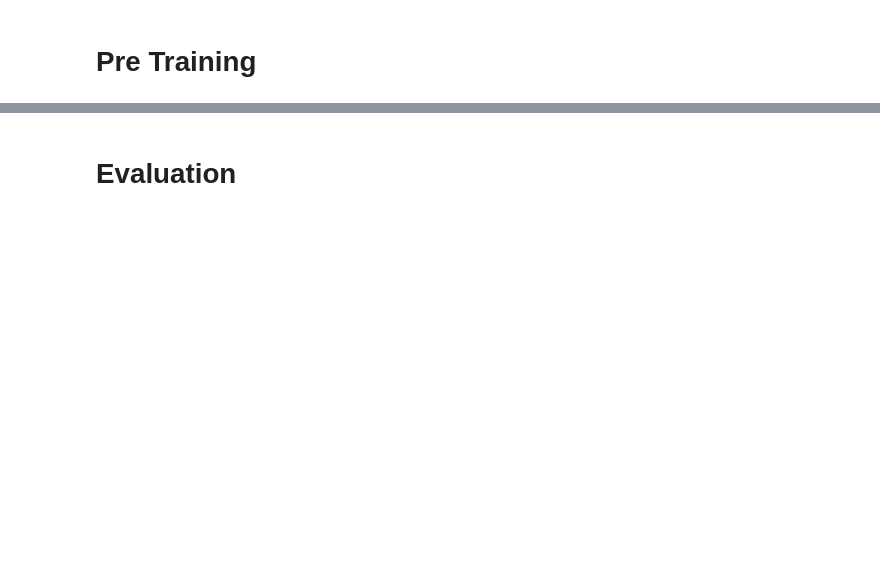
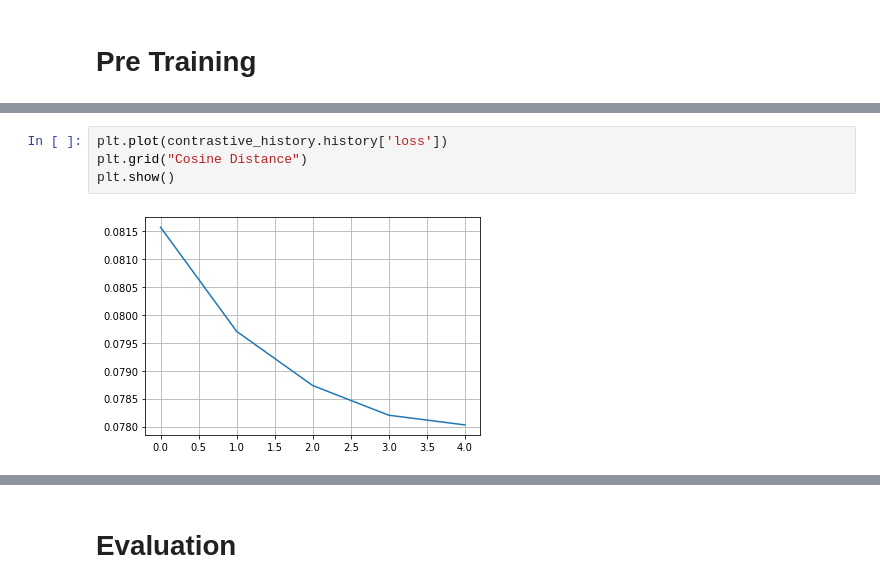
Before and after one commit to tensorflow/similarity, a Jupyter notebook: examples/unsupervised_hello_world.ipynb, the cells around one changed output, grey strips where cells are left out. Cells and saved outputs as stored; diff of their text form; blank space fills up the shorter version.

```diff
--- a/examples/unsupervised_hello_world.ipynb
+++ b/examples/unsupervised_hello_world.ipynb
@@ -209,0 +253,6 @@ KeyboardInterrupt:
+# %%
+plt.plot(contrastive_history.history['loss'])
+plt.grid("Cosine Distance")
+plt.show()
+# %% [output]
+[figure, added]
```
Also changed, not shown: parts of 25 cells of this notebook, 2 other files.
